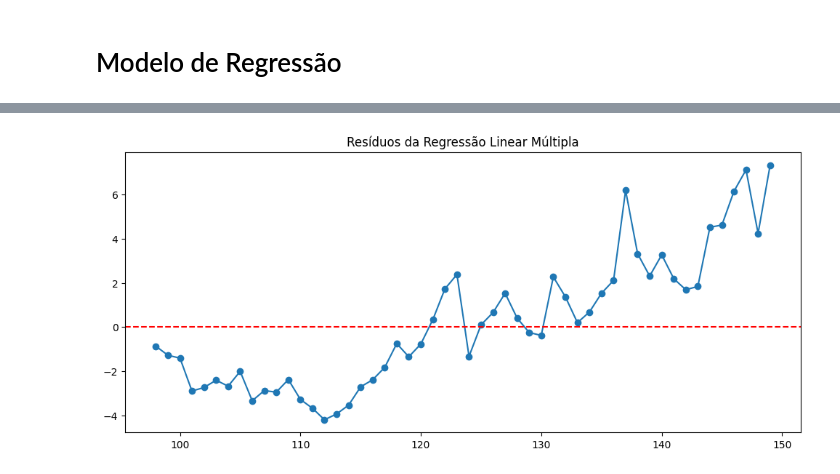
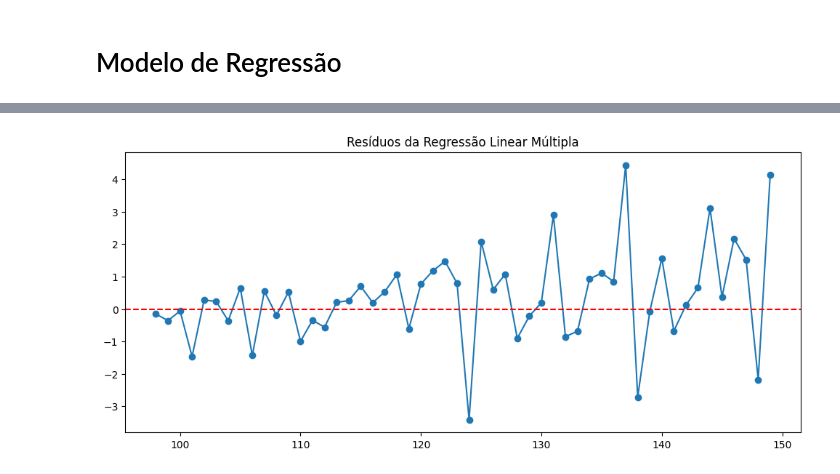
Before and after one commit to LeonardoAleee/analise_st, a Jupyter notebook: trabalho_a1.ipynb, the cells around one changed output, grey strips where cells are left out. Saved outputs shown, nothing was run; the diff lists cells and outputs as text; code cells hidden in the pictures.

```diff
--- a/trabalho_a1.ipynb
+++ b/trabalho_a1.ipynb
@@ -430,5 +498,27 @@ y_train, y_test = y.iloc[:-h], y.iloc[-h:]
+# %%
+X = df[["year", "month", "weekofyear", "dayofweek",
+        "lag1", "lag2", "lag52", "rolling_mean_4", "rolling_mean_12"]]
+y = df["volume"]
+
+h = 52
+
+X_train, X_test = X.iloc[:-h], X.iloc[-h:]
+y_train, y_test = y.iloc[:-h], y.iloc[-h:]
+
+# Adiciona intercepto
+X_train = sm.add_constant(X_train)
+X_test = sm.add_constant(X_test)
+
+cols = X.columns.tolist()
 # %%
-model = LinearRegression()
-model.fit(X_train, y_train)
+model_complete = sm.OLS(y_train, X_train).fit()
 
-y_pred = model.predict(X_test)
+y_pred = model_complete.predict(X_test)
+
+mae_complete = cv_score_for_subset(X[cols], y, mean_absolute_error)
+rmse_complete = cv_score_for_subset(X[cols], y, mean_squared_error, False)
+
+residuos_complete = y_test - y_pred
+
+print("mean MAE: ", mae_complete[0], ", std MAE: ", mae_complete[1])
+print("meam RMSE: ", rmse_complete[0], ", std RMSE: ", rmse_complete[1])
@@ -453,0 +560,10 @@ print(coef_df)
+# %%
+best_model = sm.OLS(y_train, X_train[["year", "lag1", "lag2"]]).fit()
+
+y_pred = best_model.predict(X_test[["year", "lag1", "lag2"]])
+
+residuos_best = y_test - y_pred
+
+print("MAE: ", mean_absolute_error(y_test, y_pred))
+print("RMSE: ", mean_squared_error(y_test, y_pred, square_root=True))
+print(best_model.summary())
@@ -454,10 +588,10 @@ print(coef_df)
 # %%
-residuos = y_test - y_pred
+plt.figure(figsize=(12,5))
 
-plt.figure(figsize=(12,5))
-plt.plot(residuos, marker="o")
+plt.plot(residuos_best, marker="o")
+
 plt.axhline(0, color="red", linestyle="--")
 plt.title("Resíduos da Regressão Linear Múltipla")
 plt.show()
 # %% [output]
-[figure, old version]
+[figure, new version]
```
Also changed, not shown: parts of 16 cells of this notebook.
